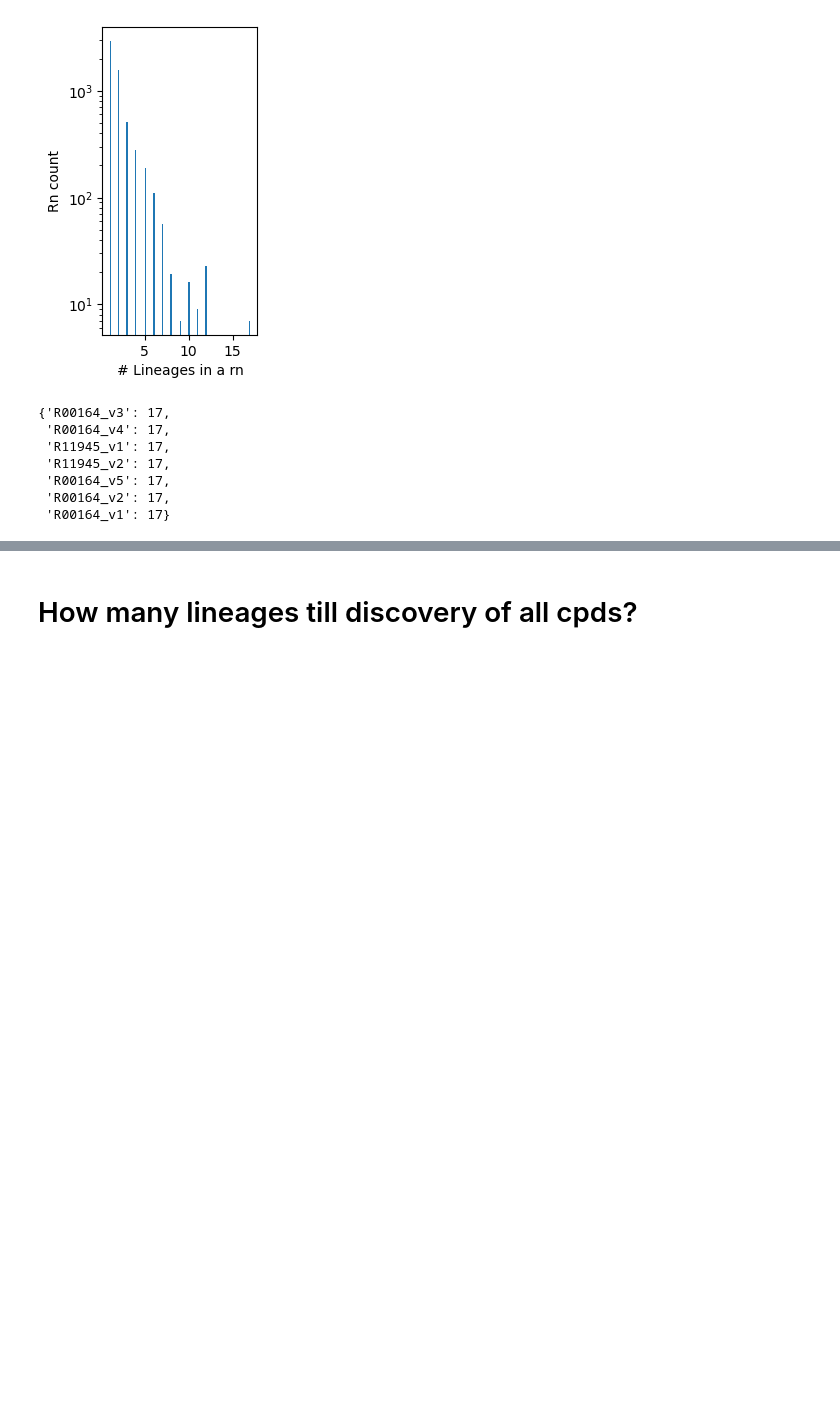
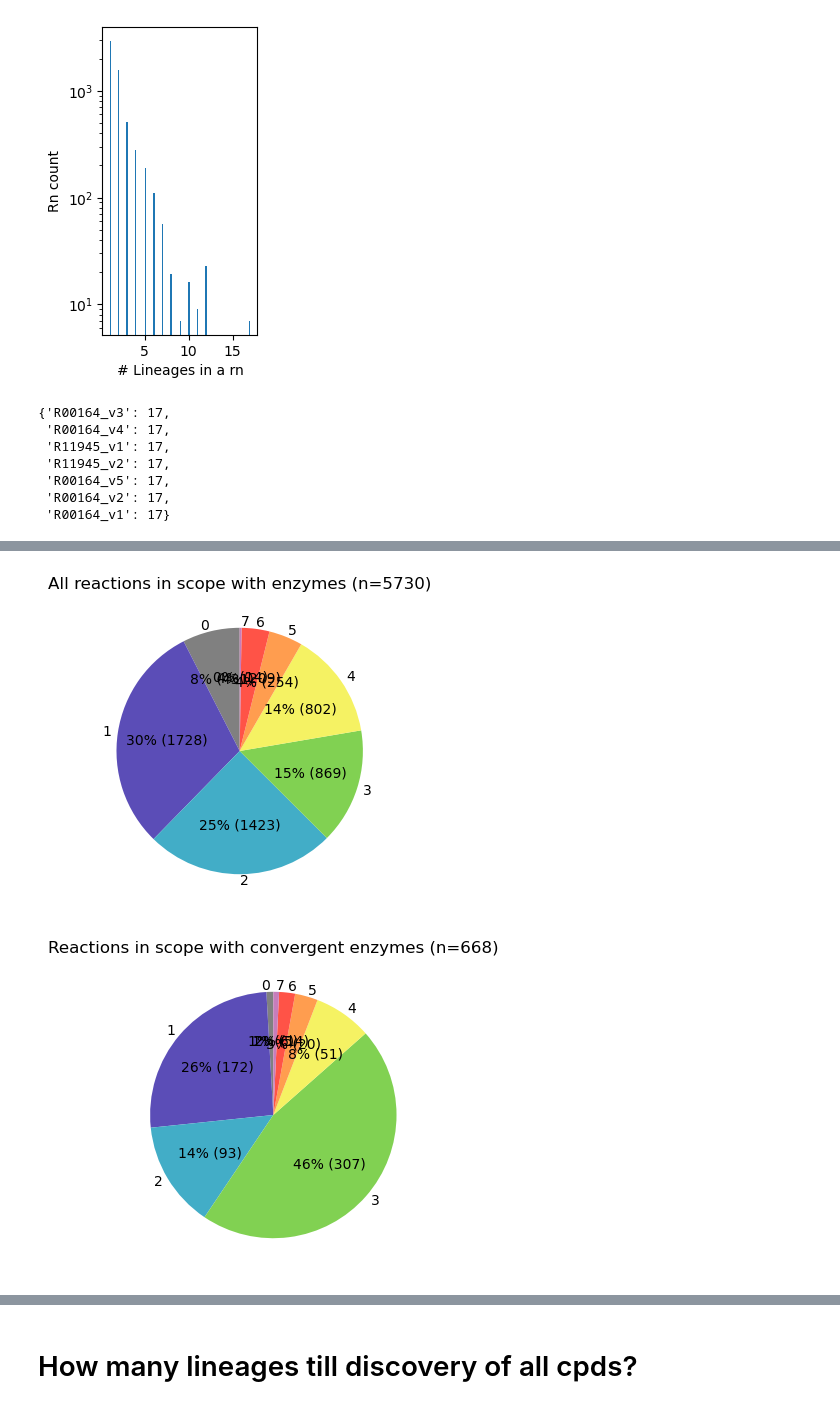
Before and after one commit to tseamuscorlett/enzyme-gated-network-expansion, a Jupyter notebook: extra_analyses.ipynb, the cells around one changed output, grey strips where cells are left out. Cells and saved outputs as stored; diff of their text form; code cells hidden in the pictures; blank space fills up the shorter version.

```diff
--- a/extra_analyses.ipynb
+++ b/extra_analyses.ipynb
@@ -332,0 +390,28 @@ histogram(rn2folds, bins=100, x_axis='# Lineages in a rn', y_axis='Rn count', yl
+# %%
+rn2rules_scope = pd.read_pickle('../data/assets/rn2rules_scope.pkl')
+
+all_rules_scope = set()
+for rules in rn2rules_scope.values():
+    all_rules_scope.update(rules)
+print(len(all_rules_scope))
+
+rule2rns = {}
+for rule in all_rules_scope:
+    for rn, rules in rn2rules_scope.items():
+        if rule in rules:
+            if rule not in rule2rns:
+                rule2rns[rule] = [rn]
+            else:
+                rule2rns[rule].append(rn)
+
+comp2essential_rns = {}
+
+for comp in all_rules_scope:
+    comp2essential_rns[comp] = []  # empty list
+    for rn, rules in rn2rules_scope.items():
+        num_superset = 0
+        for rule in rules:
+            if rule.issuperset(comp):
+                num_superset += 1
+            if num_superset == len(rules):  # all rules for given rn are supersets => essential
+                comp2essential_rns[comp].append(rn)
@@ -332,0 +457,20 @@ histogram(rn2folds, bins=100, x_axis='# Lineages in a rn', y_axis='Rn count', yl
+# %%
+EC_counts_all = []
+for rn in rn2rules_scope.keys():
+    EC = rn2ec.get(rn[:6], '0')
+    EC1 = EC[0]
+    EC_counts_all.append(EC1)
+EC_counts_all_count = {k:v for k,v in sorted(dict(Counter(EC_counts_all)).items(), key=lambda item: item[0])}
+
+EC_counts_alt = []
+for rn in rns_w_alt_list:
+    EC = rn2ec.get(rn[:6], '0')
+    EC1 = EC[0]
+    EC_counts_alt.append(EC1)
+EC_counts_alt_count = {k:v for k,v in sorted(dict(Counter(EC_counts_alt)).items(), key=lambda item: item[0])}
+# %%
+drawPieEC(EC_counts_all_count, title='All reactions in scope with enzymes')
+drawPieEC(EC_counts_alt_count, title='Reactions in scope with convergent enzymes')
+# %% [output]
+[figure, added]
+[figure, added]
```
Also changed, not shown: parts of 57 cells of this notebook.
